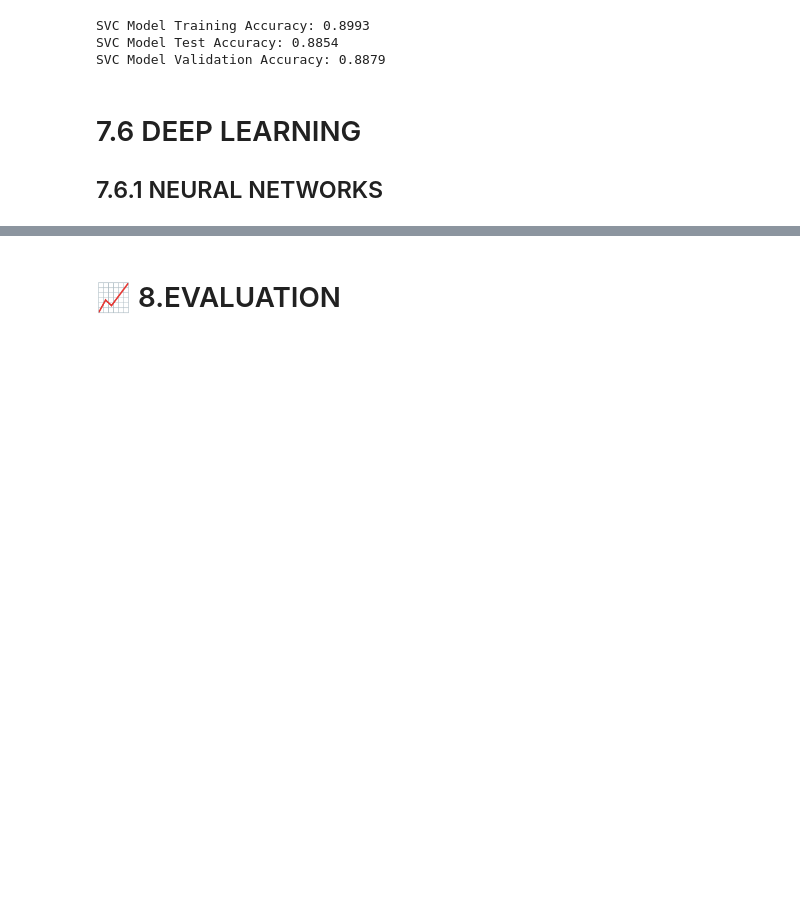
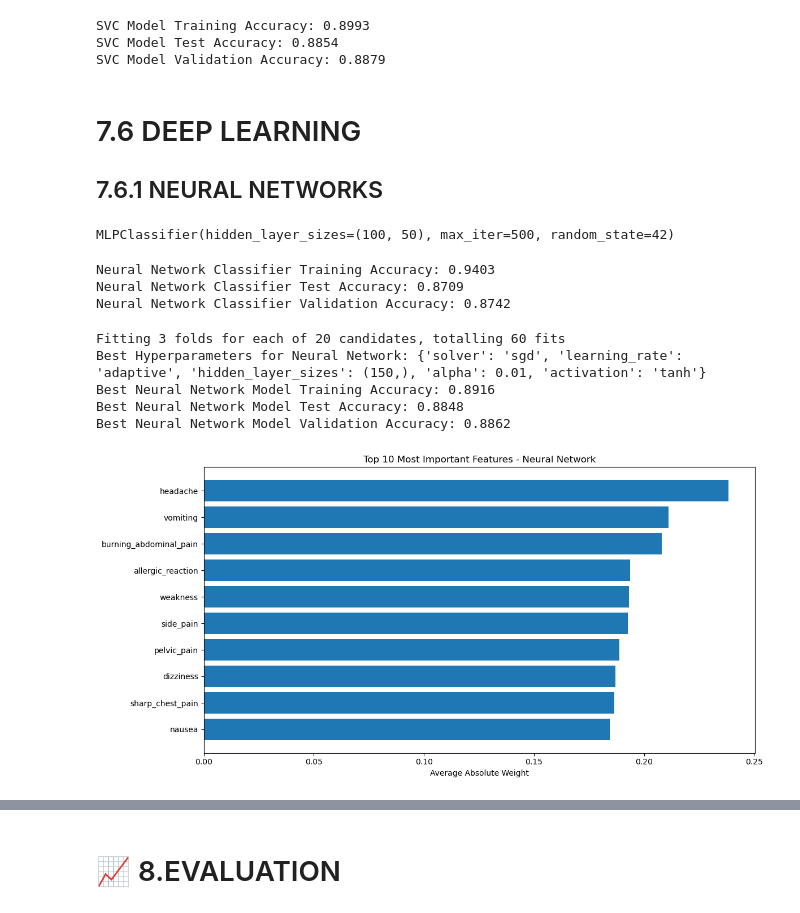
Before and after one commit to Rosette-Matoke/Group7_Capstone_Project, a Jupyter notebook: project (1).ipynb, the cells around one changed output, grey strips where cells are left out. Cells and saved outputs as stored; diff of their text form; code cells hidden in the pictures; blank space fills up the shorter version.

Commit message:
Modeling and EDA

```diff
--- a/project (1).ipynb
+++ b/project (1).ipynb
@@ -1212,14 +1197,16 @@ SVC Model Validation Accuracy: 0.8879
 from sklearn.neural_network import MLPClassifier
 # Initialize Neural Network classifier
 nn_model = MLPClassifier(
-    hidden_layer_sizes=(100, 50),
+    hidden_layer_sizes=(10, 5),
     activation='relu',
     solver='adam',
-    max_iter=500,
+    max_iter=50,
     random_state=42
 )
 # Train the model
 nn_model.fit(X_train, y_train)
+# %% [output]
+MLPClassifier(hidden_layer_sizes=(100, 50), max_iter=500, random_state=42)
 # %%
 #### Training accuracy for Neural Network Classifier
 y_train_pred_nn = nn_model.predict(X_train)
@@ -1235,6 +1222,10 @@ print(f"Neural Network Classifier Test Accuracy: {accuracy_nn:.4f}")
 y_val_pred_nn = nn_model.predict(X_val)
 accuracy_val_nn = accuracy_score(y_val, y_val_pred_nn)
 print(f"Neural Network Classifier Validation Accuracy: {accuracy_val_nn:.4f}")
+# %% [output]
+Neural Network Classifier Training Accuracy: 0.9403
+Neural Network Classifier Test Accuracy: 0.8709
+Neural Network Classifier Validation Accuracy: 0.8742
 # %%
 # HYPERPARAMETER TUNING UNTIL IT GET'S RID OF OVERFITTING
 # %%
@@ -1245,7 +1236,7 @@ from sklearn.neural_network import MLPClassifier
 nn_base = MLPClassifier(random_state=42)
 # Define hyperparameter grid
 param_dist = {
-    'hidden_layer_sizes': [(50,), (100,), (150,)],
+    'hidden_layer_sizes': [(5,), (10,), (15,)],
     'activation': ['tanh', 'relu'],
     'solver': ['sgd', 'adam'],
     'alpha': [0.0001, 0.001, 0.01],
@@ -1255,7 +1246,7 @@ param_dist = {
 random_search_nn = RandomizedSearchCV(
     estimator=nn_base,
     param_distributions=param_dist,
-    n_iter=20,
+    n_iter=10,
     cv=3,
     verbose=1,
     random_state=42,
@@ -1264,17 +1255,27 @@ random_search_nn = RandomizedSearchCV(
 # Fit the model
 random_search_nn.fit(X_train, y_train)
 print("Best Hyperparameters for Neural Network:", random_search_nn.best_params_)
+
 # Get best model
 best_nn_model = random_search_nn.best_estimator_
+
 #### Evaluate best model on training set
 y_train_pred_best_nn = best_nn_model.predict(X_train)
 accuracy_train_best_nn = accuracy_score(y_train, y_train_pred_best_nn)
 print(f"Best Neural Network Model Training Accuracy: {accuracy_train_best_nn:.4f}")
+
 # Evaluate best model on test set
 y_pred_best_nn = best_nn_model.predict(X_test)
 accuracy_best_nn = accuracy_score(y_test, y_pred_best_nn)
 print(f"Best Neural Network Model Test Accuracy: {accuracy_best_nn:.4f}")
+
 #### Evaluate best model on validation set
 y_val_pred_best_nn = best_nn_model.predict(X_val)
 accuracy_val_best_nn = accuracy_score(y_val, y_val_pred_best_nn)
 print(f"Best Neural Network Model Validation Accuracy: {accuracy_val_best_nn:.4f}")
+# %% [output]
+Fitting 3 folds for each of 20 candidates, totalling 60 fits
+Best Hyperparameters for Neural Network: {'solver': 'sgd', 'learning_rate': 'adaptive', 'hidden_layer_sizes': (150,), 'alpha': 0.01, 'activation': 'tanh'}
+Best Neural Network Model Training Accuracy: 0.8916
+Best Neural Network Model Test Accuracy: 0.8848
+Best Neural Network Model Validation Accuracy: 0.8862
@@ -1282,0 +1284,27 @@ print(f"Best Neural Network Model Validation Accuracy: {accuracy_val_best_nn:.4f
+# %%
+#### plotting top 10 feature importances from Neural Network Classifier
+import numpy as np
+import matplotlib.pyplot as plt
+
+# Get the weights from the first layer
+importances = np.abs(best_nn_model.coefs_[0]).mean(axis=1)  # average across nodes
+
+# Get feature names
+feature_names = np.array(X_train.columns)
+
+# Get top 10 feature importances
+top_n = 10
+top_indices = np.argsort(importances)[-top_n:]
+top_features = feature_names[top_indices]
+top_importances = importances[top_indices]
+
+# Plot
+plt.figure(figsize=(12, 6))
+plt.barh(range(top_n), top_importances)
+plt.yticks(range(top_n), top_features)
+plt.xlabel("Average Absolute Weight")
+plt.title("Top 10 Most Important Features - Neural Network")
+plt.tight_layout()
+plt.show()
+# %% [output]
+[figure, added]
```
Also changed, not shown: parts of 11 cells of this notebook, 1 other file.
